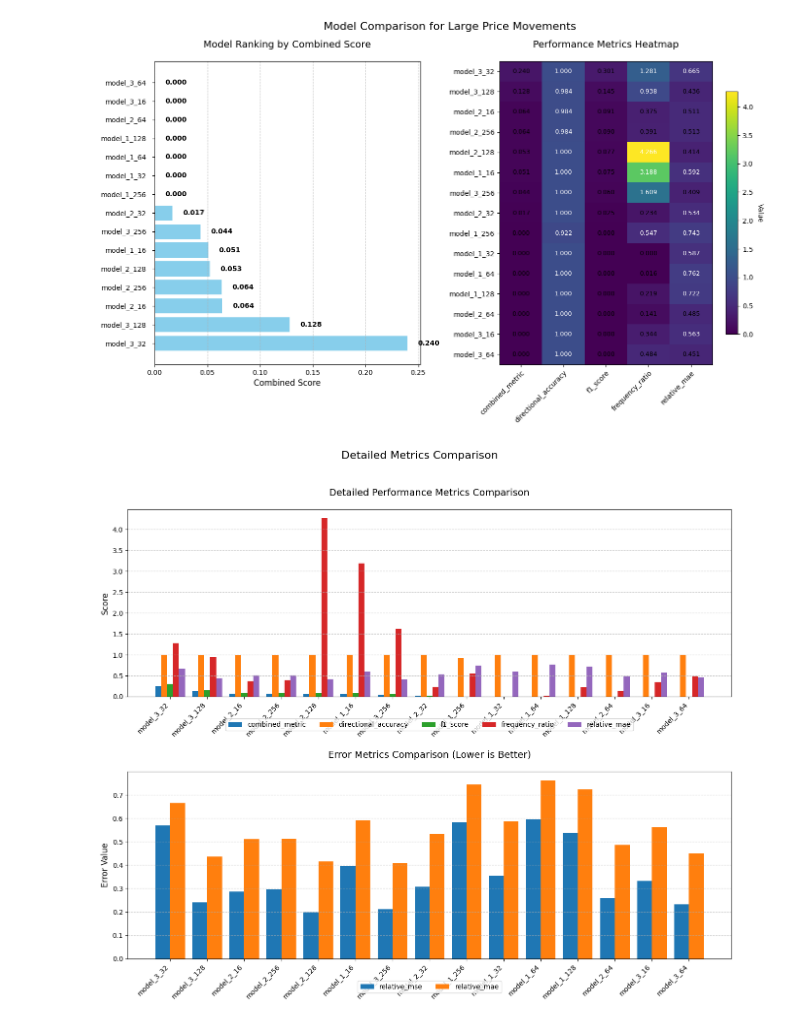
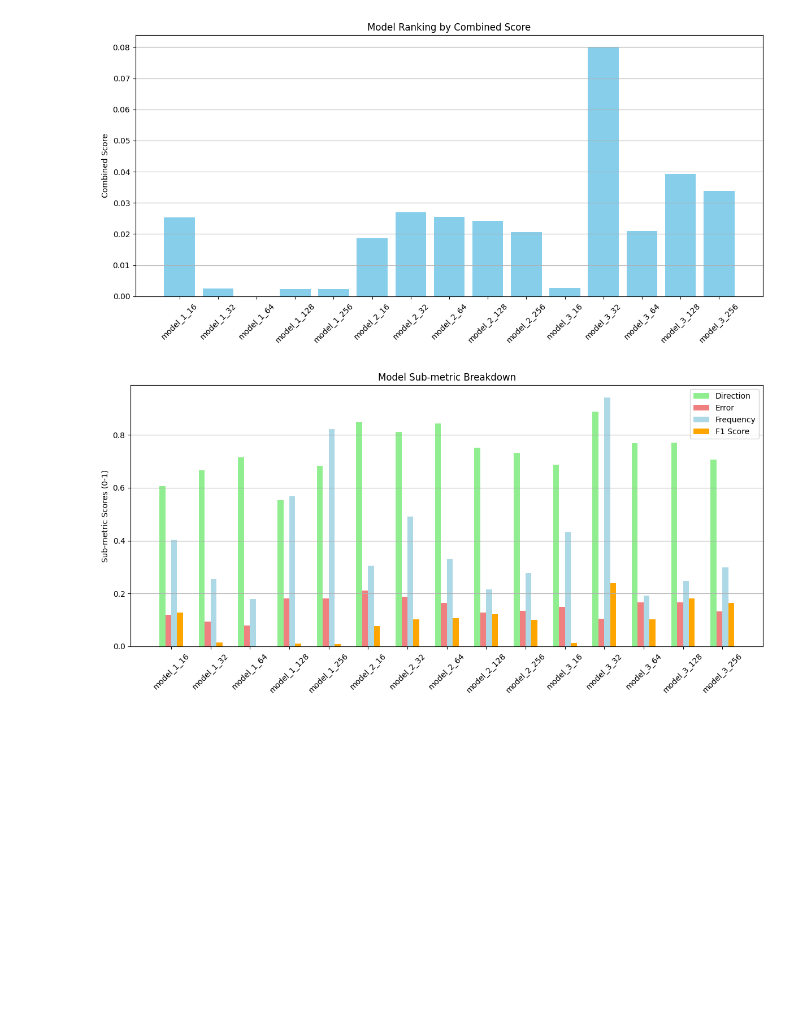
Before and after one commit to Maked04/CM3203-Individual-Project, a Jupyter notebook: src/lstm_2/model_testing/compare_models.ipynb, the cells around one changed output. Cells and saved outputs as stored; diff of their text form; code cells hidden in the pictures; blank space fills up the shorter version.

```diff
--- a/src/lstm_2/model_testing/compare_models.ipynb
+++ b/src/lstm_2/model_testing/compare_models.ipynb
@@ -130,7 +121,9 @@ plot_multiple_model_results_old(model_comparison)
-# %%
-from visualisation_methods import plot_model_comparison
-
-plot_model_comparison(model_comparison)
-# %% [output]
-[figure, removed]
-[figure, removed]
+# %%
+from metrics_methods import get_model_comparison, evaluate_large_move_model
+comparison_results = get_model_comparison(model_results, metric_func=evaluate_large_move_model, threshold=1.25)
+# %%
+from visualisation_methods import plot_model_comparison
+plot_model_comparison(comparison_results)
+# %% [output]
+[figure, added]
+[figure, added]
```
Also changed, not shown: parts of 2 cells of this notebook, 6 other files.
